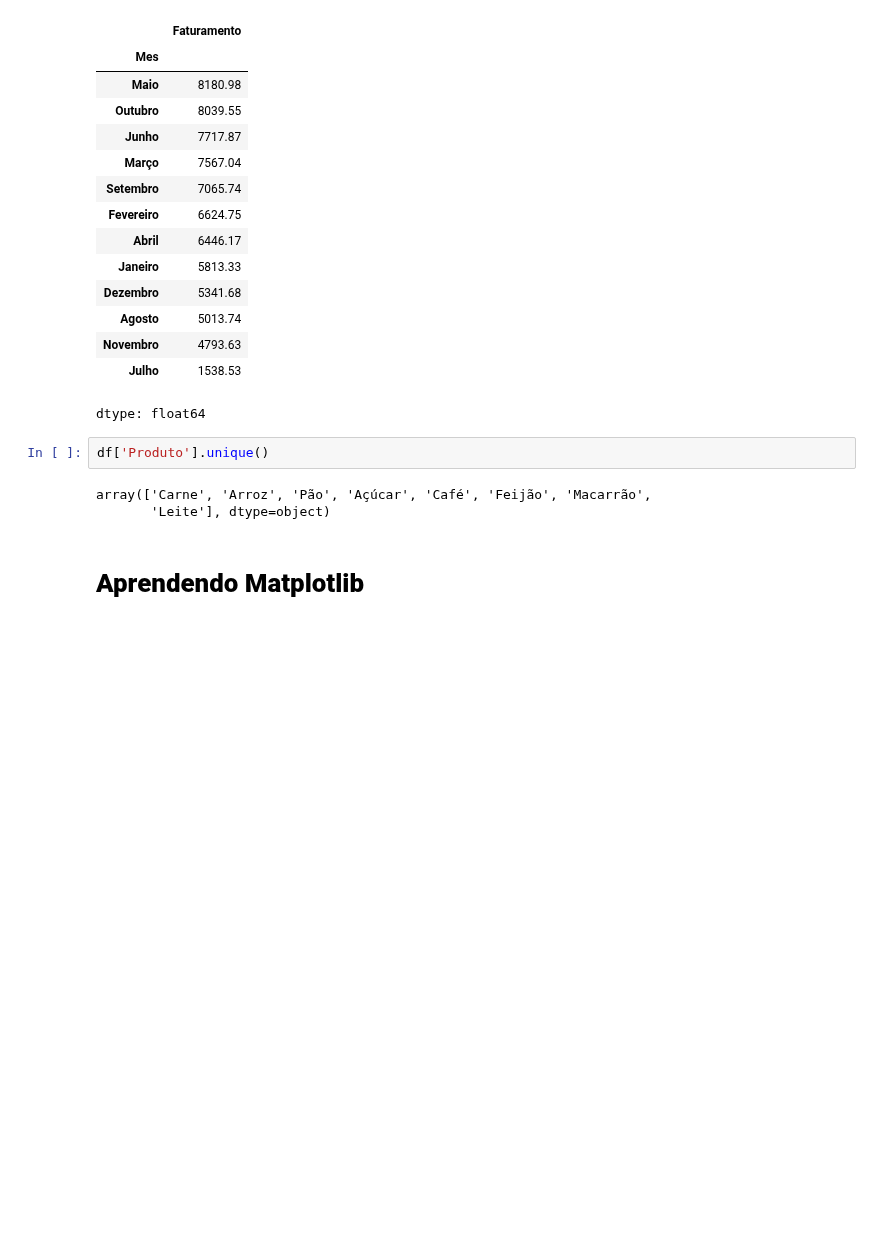
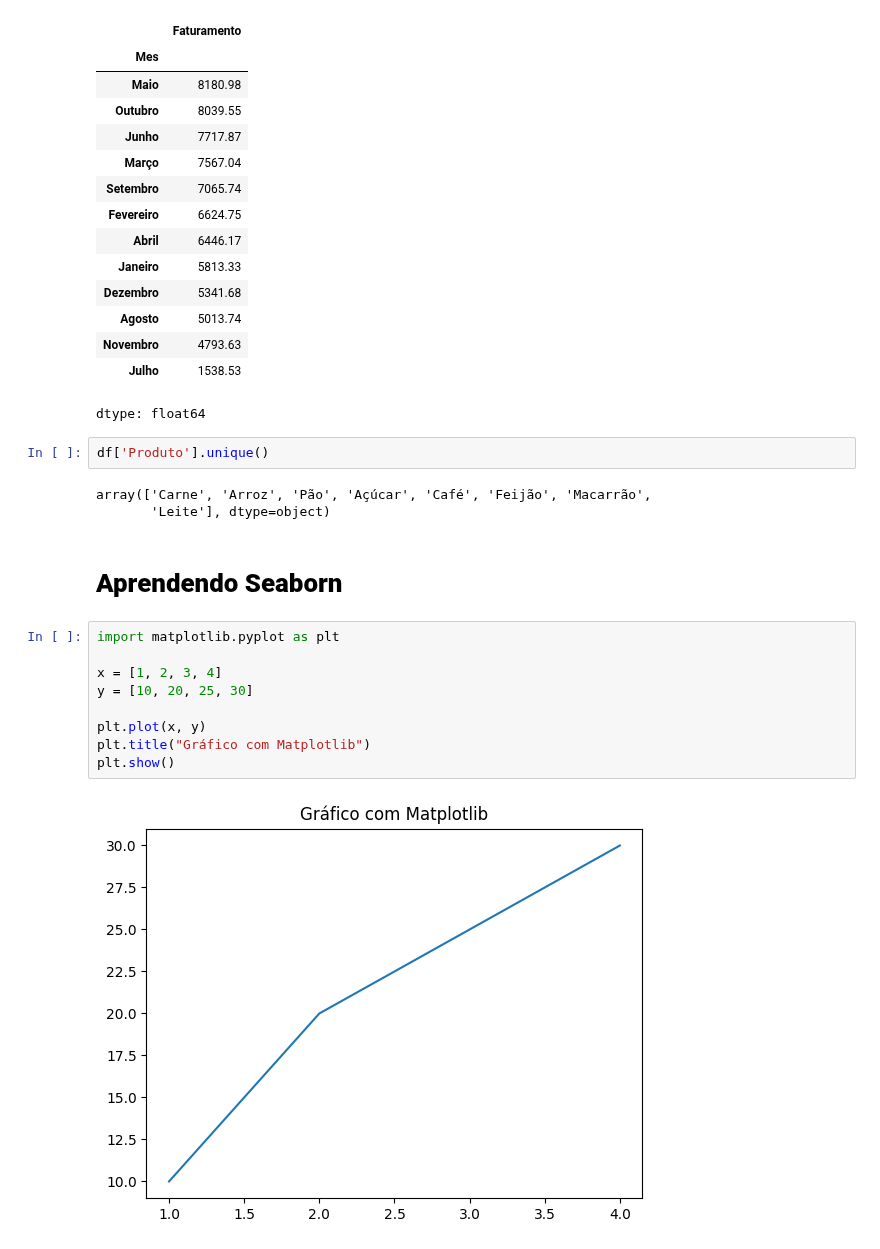
Before and after one commit to EduardaSantosDiniz/Atividade1-Java, a Jupyter notebook: PraticandoPythoni.ipynb, the cells around one changed output. Saved outputs shown, nothing was run; the diff lists cells and outputs as text; blank space fills up the shorter version.

```diff
--- a/PraticandoPythoni.ipynb
+++ b/PraticandoPythoni.ipynb
@@ -207,4 +207,15 @@ df['Produto'].unique()
 array(['Carne', 'Arroz', 'Pão', 'Açúcar', 'Café', 'Feijão', 'Macarrão',
        'Leite'], dtype=object)
 # %% [markdown]
-# **Aprendendo Matplotlib**
+# **Aprendendo Seaborn**
+# %%
+import matplotlib.pyplot as plt
+
+x = [1, 2, 3, 4]
+y = [10, 20, 25, 30]
+
+plt.plot(x, y)
+plt.title("Gráfico com Matplotlib")
+plt.show()
+# %% [output]
+[figure, added]
```
Also changed, not shown: parts of 1 cell of this notebook.
